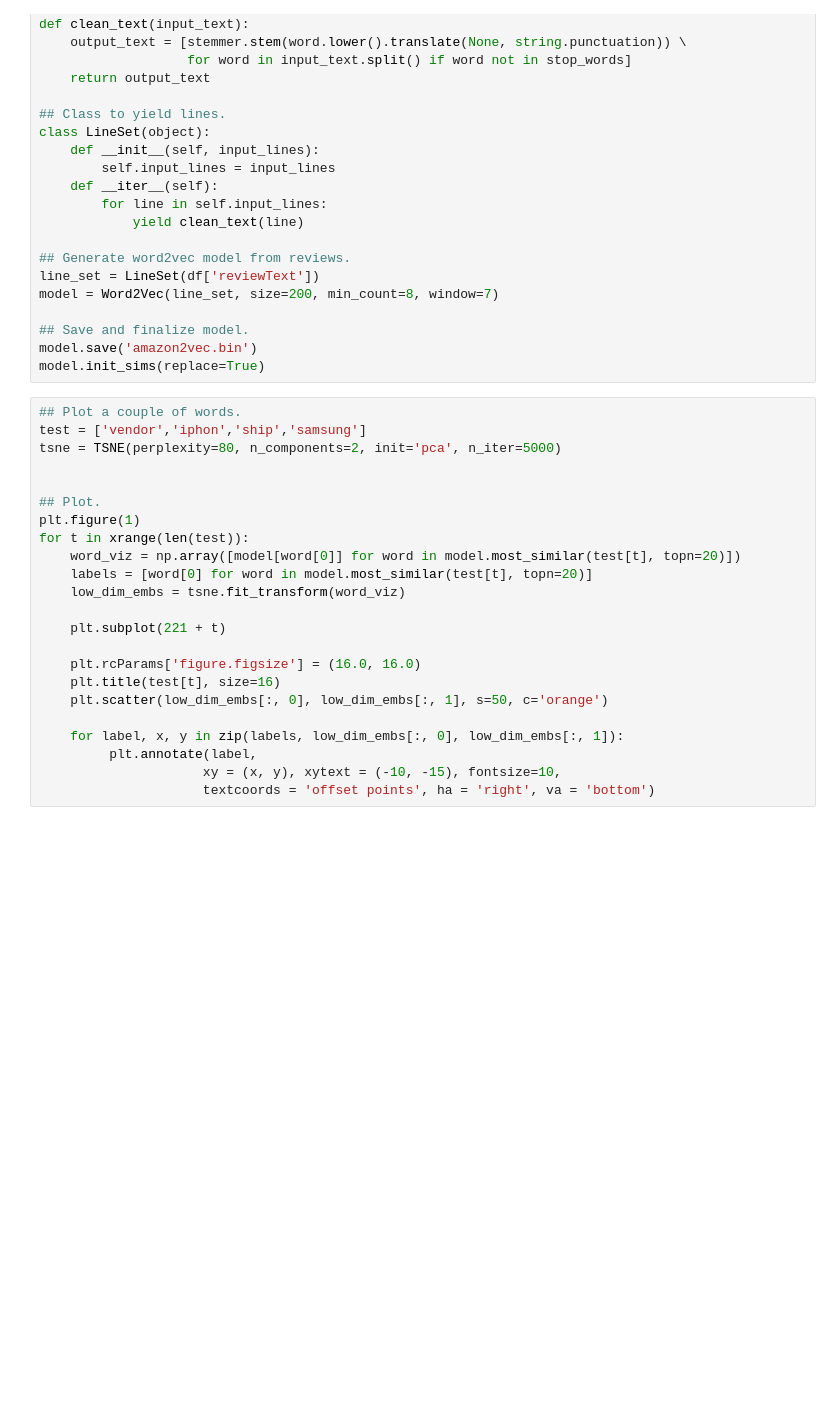
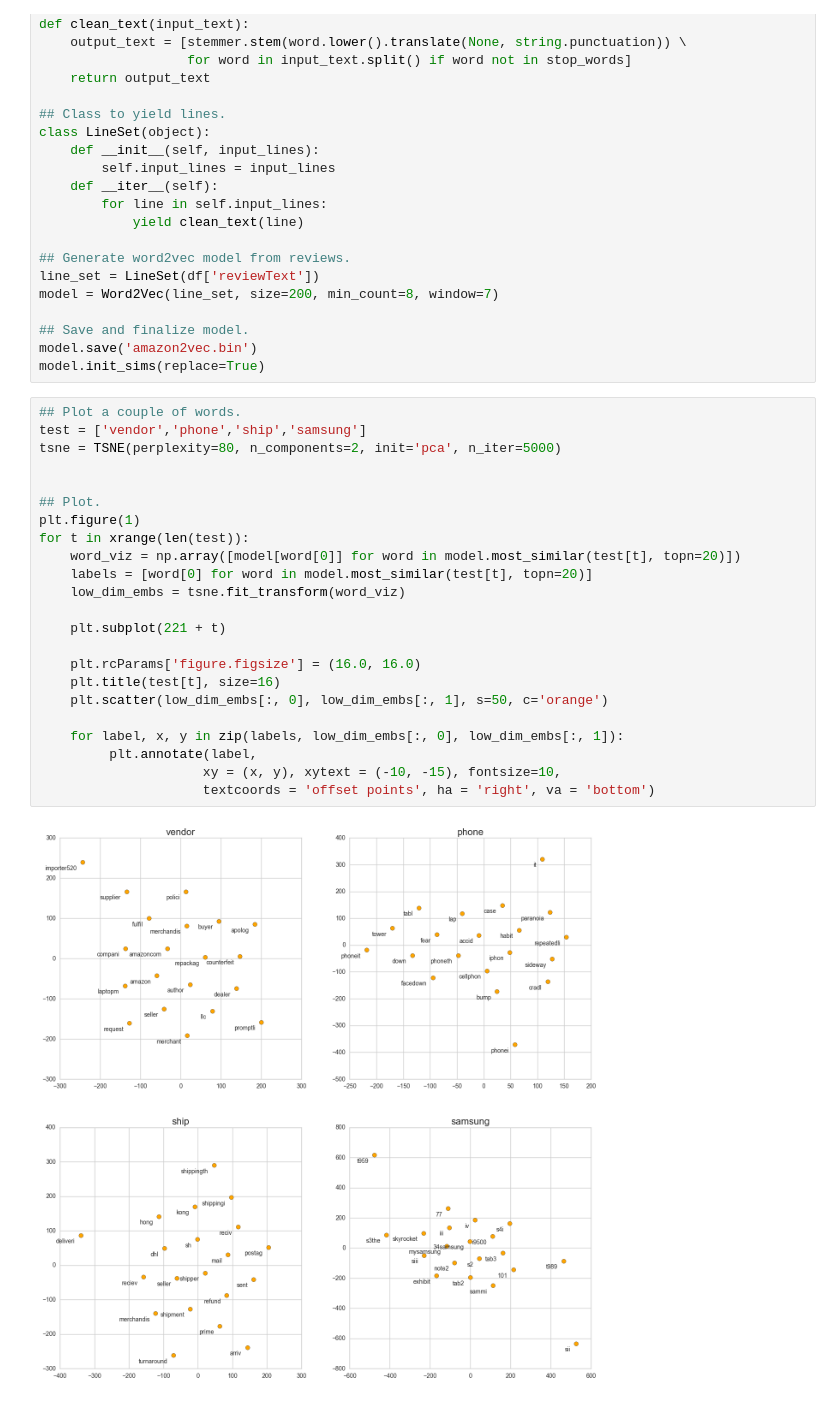
Before and after one commit to masta-g3/amazon_nlp, a Jupyter notebook: words.ipynb, the cells around one changed output. Cells and saved outputs as stored; diff of their text form; blank space fills up the shorter version.

```diff
--- a/words.ipynb
+++ b/words.ipynb
@@ -82,24 +67,26 @@ model.save('amazon2vec.bin')
 model.init_sims(replace=True)
 # %%
 ## Plot a couple of words.
-test = ['vendor','iphon','ship','samsung']
+test = ['vendor','phone','ship','samsung']
 tsne = TSNE(perplexity=80, n_components=2, init='pca', n_iter=5000)
 
 
 ## Plot.
 plt.figure(1)
 for t in xrange(len(test)):
     word_viz = np.array([model[word[0]] for word in model.most_similar(test[t], topn=20)])
     labels = [word[0] for word in model.most_similar(test[t], topn=20)]
     low_dim_embs = tsne.fit_transform(word_viz)
 
     plt.subplot(221 + t)
 
     plt.rcParams['figure.figsize'] = (16.0, 16.0)
     plt.title(test[t], size=16)
     plt.scatter(low_dim_embs[:, 0], low_dim_embs[:, 1], s=50, c='orange')
 
     for label, x, y in zip(labels, low_dim_embs[:, 0], low_dim_embs[:, 1]):
          plt.annotate(label,
                      xy = (x, y), xytext = (-10, -15), fontsize=10,
                      textcoords = 'offset points', ha = 'right', va = 'bottom')
+# %% [output]
+[figure, added]
```
Also changed, not shown: parts of 5 cells of this notebook.
